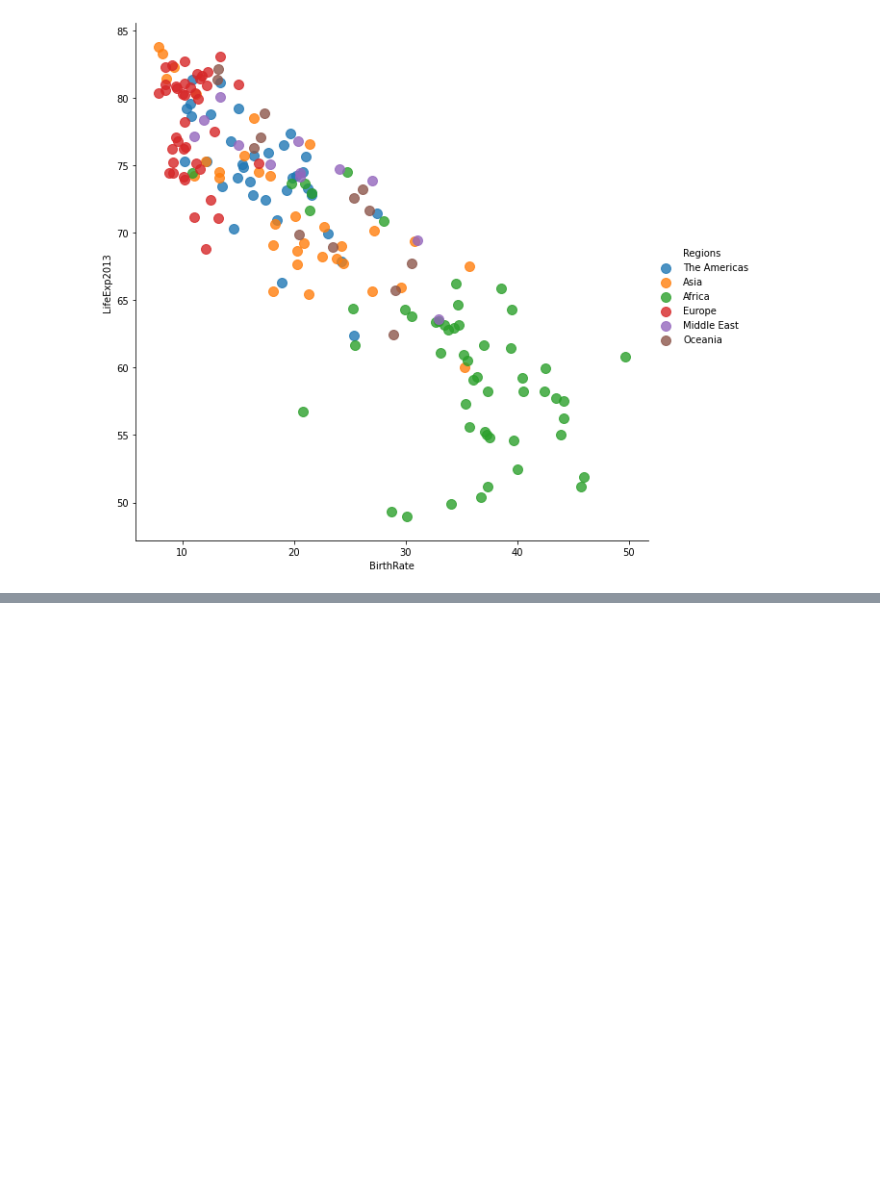
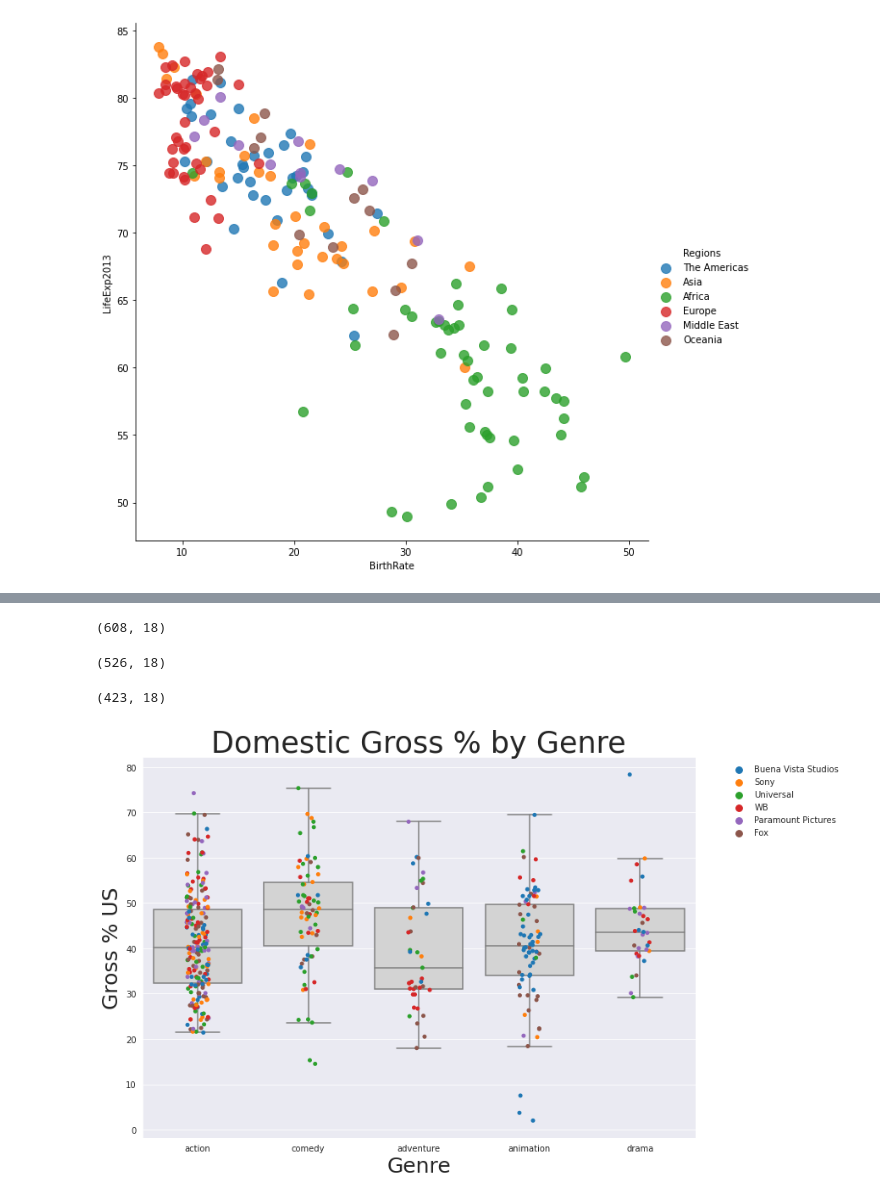
Before and after one commit to silviacolella/python-practices, a Jupyter notebook: Homework.ipynb, the cells around one changed output, grey strips where cells are left out. Saved outputs shown, nothing was run; the diff lists cells and outputs as text; code cells hidden in the pictures; blank space fills up the shorter version.

```diff
--- a/Homework.ipynb
+++ b/Homework.ipynb
@@ -371,0 +444,3 @@ sns.lmplot(data=new_data, x='BirthRate', y='LifeExp2013', fit_reg=False, hue='Re
+# %%
+data = pd.read_csv('P4-Section6-Homework-Dataset.csv', encoding = 'latin1')
+data.head()
@@ -371,0 +474,3 @@ sns.lmplot(data=new_data, x='BirthRate', y='LifeExp2013', fit_reg=False, hue='Re
+# %%
+data_genre = data[(data.Genre == 'action') | (data.Genre == 'comedy') | (data.Genre == 'adventure') | (data.Genre == 'animation') | (data.Genre == 'drama')]
+data_genre.head()
@@ -371,0 +484,3 @@ sns.lmplot(data=new_data, x='BirthRate', y='LifeExp2013', fit_reg=False, hue='Re
+# %%
+data_studio = data_genre[(data_genre.Studio == 'Buena Vista Studios') | (data_genre.Studio == 'Sony') | (data_genre.Studio == 'Universal') | (data_genre.Studio == 'WB') | (data_genre.Studio == 'Paramount Pictures') | (data_genre.Studio == 'Fox')]
+data_studio.head()
@@ -371,0 +494,28 @@ sns.lmplot(data=new_data, x='BirthRate', y='LifeExp2013', fit_reg=False, hue='Re
+# %%
+data.shape
+# %% [output]
+(608, 18)
+# %%
+data_genre.shape
+# %% [output]
+(526, 18)
+# %%
+data_studio.shape
+# %% [output]
+(423, 18)
+# %%
+sns.set_style("darkgrid")
+fig, ax = plt.subplots()
+fig.set_size_inches(11.7, 8.27) #from the course - size of A4 paper
+
+myboxplot = sns.boxplot(data=data_studio, x='Genre', y='Gross % US', color='lightgray', showfliers=False)
+myplot = sns.stripplot(data=data_studio, x='Genre', y='Gross % US', hue='Studio')
+
+plt.title("Domestic Gross % by Genre", fontsize=35)
+plt.ylabel("Gross % US", fontsize=25)
+plt.xlabel("Genre", fontsize=25)
+ax.legend(bbox_to_anchor=(1.05, 1), loc=2, frameon=False)
+
+plt.show()
+# %% [output]
+[figure, added]
```
Also changed, not shown: parts of 16 cells of this notebook.
